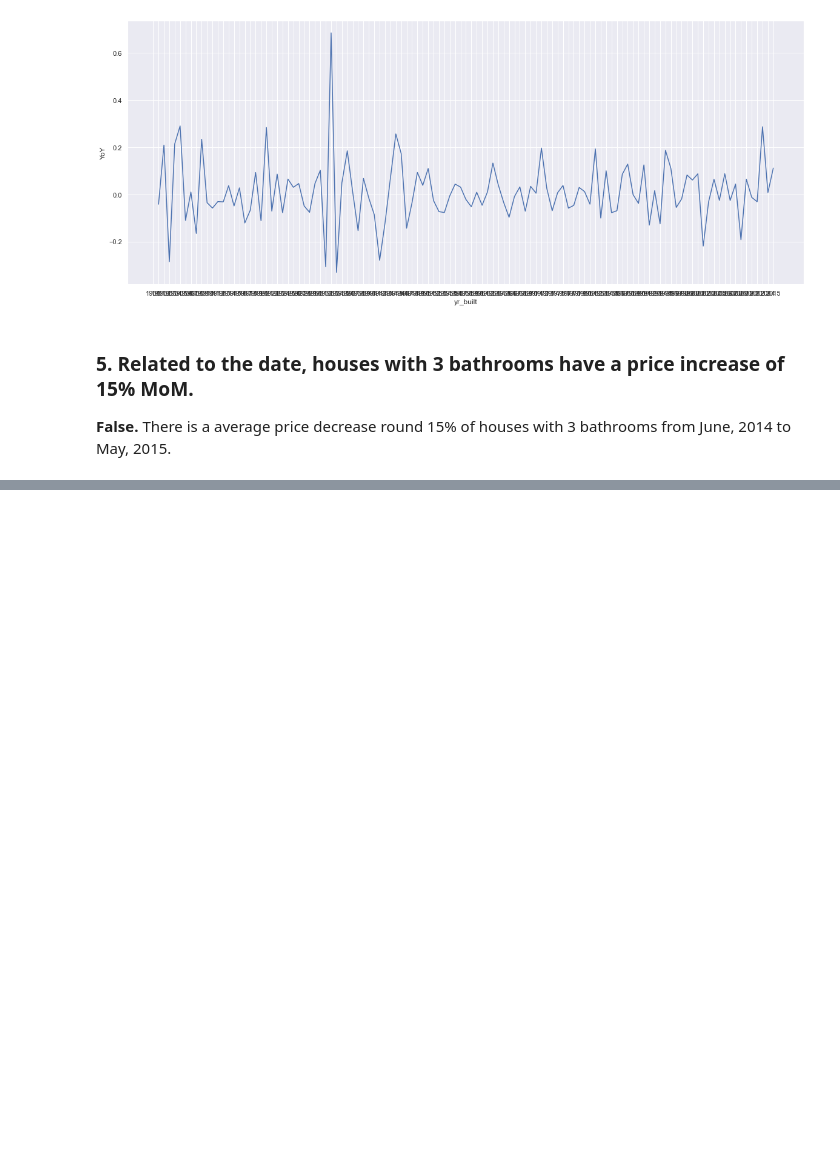
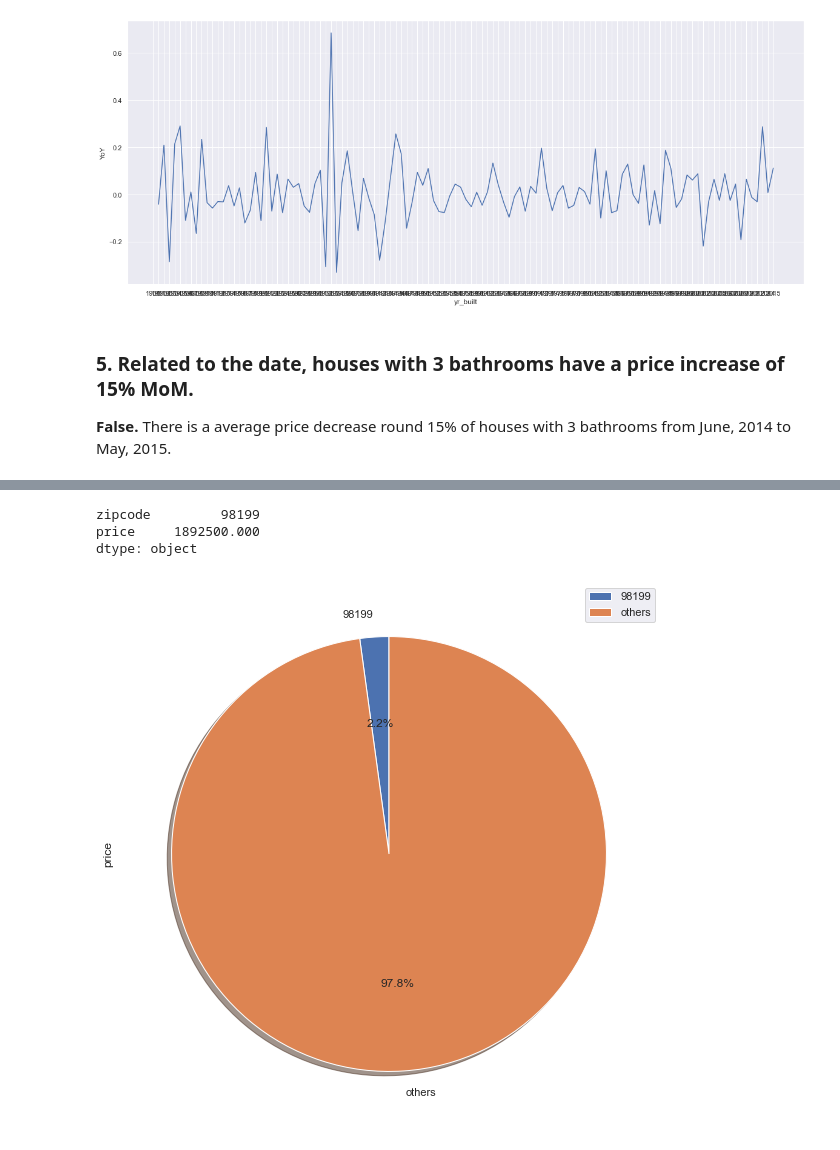
Before and after one commit to NelioMuniz/House_Rocket_-_Insights_Project, a Jupyter notebook: notebooks/03_-_EDA.ipynb, the cells around one changed output, grey strips where cells are left out. Cells and saved outputs as stored; diff of their text form; code cells hidden in the pictures; blank space fills up the shorter version.

```diff
--- a/notebooks/03_-_EDA.ipynb
+++ b/notebooks/03_-_EDA.ipynb
@@ -168,0 +200,19 @@ sns.lineplot(data=aux5, x='year-month', y='MoM')
+# %%
+# Getting the zipcode with the biggest price median
+aux8 = df3[['price','zipcode']].groupby('zipcode').median().reset_index()
+aux8['zipcode'] = aux8['zipcode'].apply(str)
+#aux8.sort_values(by='price', ascending = False)
+aux8.max()
+# %% [output]
+zipcode         98199
+price     1892500.000
+dtype: object
+# %%
+# Creating a pie chart to compare values
+aux9 = df3[['price','zipcode']].groupby('zipcode').sum().reset_index()
+aux9['zipcode'] = aux9['zipcode'].apply(str)
+aux9['biggest_zipcode'] = aux9['zipcode'].apply(lambda x: '98199' if x == '98199' else 'others')
+aux9.groupby(['biggest_zipcode']).sum().plot(kind='pie', y='price', subplots=True, shadow = True,startangle=90,
+                                             figsize=(15,10), autopct='%1.1f%%');
+# %% [output]
+[figure, added]
```
Also changed, not shown: parts of 13 cells of this notebook.
